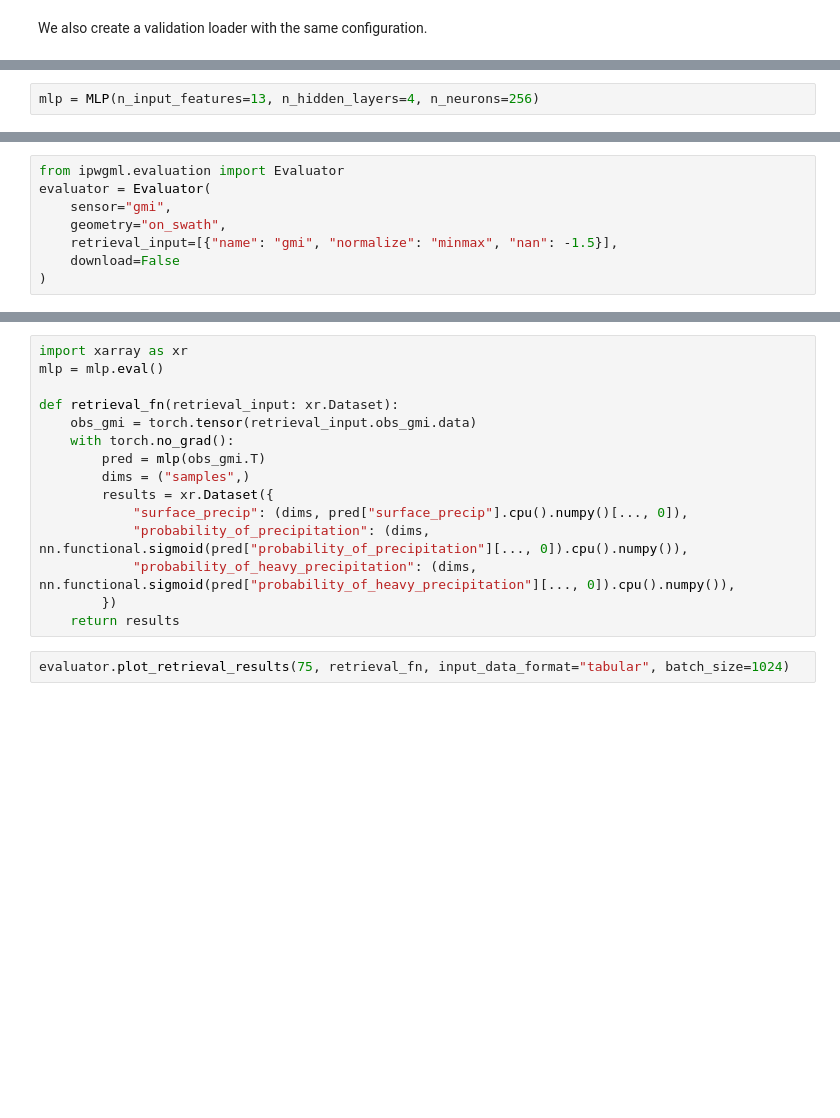
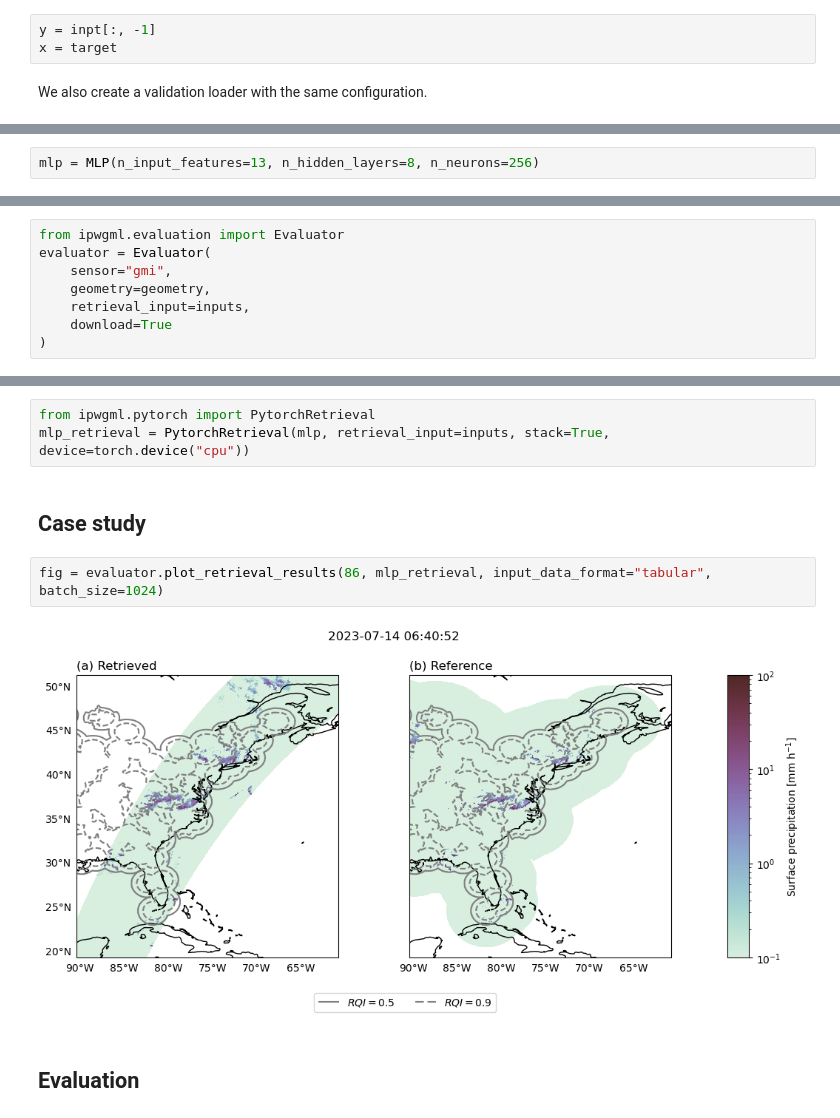
Before and after one commit to simonpf/ipwgml, a Jupyter notebook: notebooks/pytorch/fully_connected.ipynb, the cells around one changed output, grey strips where cells are left out. Drawn from its saved outputs; the diff is of its cells as text; blank space fills up the shorter version.

```diff
--- a/notebooks/pytorch/fully_connected.ipynb
+++ b/notebooks/pytorch/fully_connected.ipynb
@@ -48,3 +60,6 @@ print("Target tensor shape: ", target.shape)
+# %%
+y = inpt[:, -1]
+x = target
 # %% [markdown]
 We also create a validation loader with the same configuration.
 # %%
@@ -211,6 +244,6 @@ class MLP(L.LightningModule):
             "lr_scheduler": scheduler
         }
 # %%
-mlp = MLP(n_input_features=13, n_hidden_layers=4, n_neurons=256)
+mlp = MLP(n_input_features=13, n_hidden_layers=8, n_neurons=256)
 # %%
 trainer = L.Trainer(max_epochs=N_EPOCHS)
@@ -219,7 +281,7 @@ trainer.fit(model=mlp, train_dataloaders=training_loader)
 from ipwgml.evaluation import Evaluator
 evaluator = Evaluator(
     sensor="gmi",
-    geometry="on_swath",
-    retrieval_input=[{"name": "gmi", "normalize": "minmax", "nan": -1.5}],
-    download=False
+    geometry=geometry,
+    retrieval_input=inputs,
+    download=True
 )
@@ -226,18 +299,12 @@ evaluator = Evaluator(
 # %%
-import xarray as xr
-mlp = mlp.eval()
-
-def retrieval_fn(retrieval_input: xr.Dataset):
-    obs_gmi = torch.tensor(retrieval_input.obs_gmi.data)
-    with torch.no_grad():
-        pred = mlp(obs_gmi.T)
-        dims = ("samples",)
-        results = xr.Dataset({
-            "surface_precip": (dims, pred["surface_precip"].cpu().numpy()[..., 0]),
-            "probability_of_precipitation": (dims, nn.functional.sigmoid(pred["probability_of_precipitation"][..., 0]).cpu().numpy()),
-            "probability_of_heavy_precipitation": (dims, nn.functional.sigmoid(pred["probability_of_heavy_precipitation"][..., 0]).cpu().numpy()),
-        })
-    return results
+from ipwgml.pytorch import PytorchRetrieval
+mlp_retrieval = PytorchRetrieval(mlp, retrieval_input=inputs, stack=True, device=torch.device("cpu"))
+# %% [markdown]
+## Case study
 # %%
-evaluator.plot_retrieval_results(75, retrieval_fn, input_data_format="tabular", batch_size=1024)
+fig = evaluator.plot_retrieval_results(86, mlp_retrieval, input_data_format="tabular", batch_size=1024)
+# %% [output]
+[figure, added]
+# %% [markdown]
+## Evaluation
 # %%
```
Also changed, not shown: parts of 26 cells of this notebook, 1 other file.
